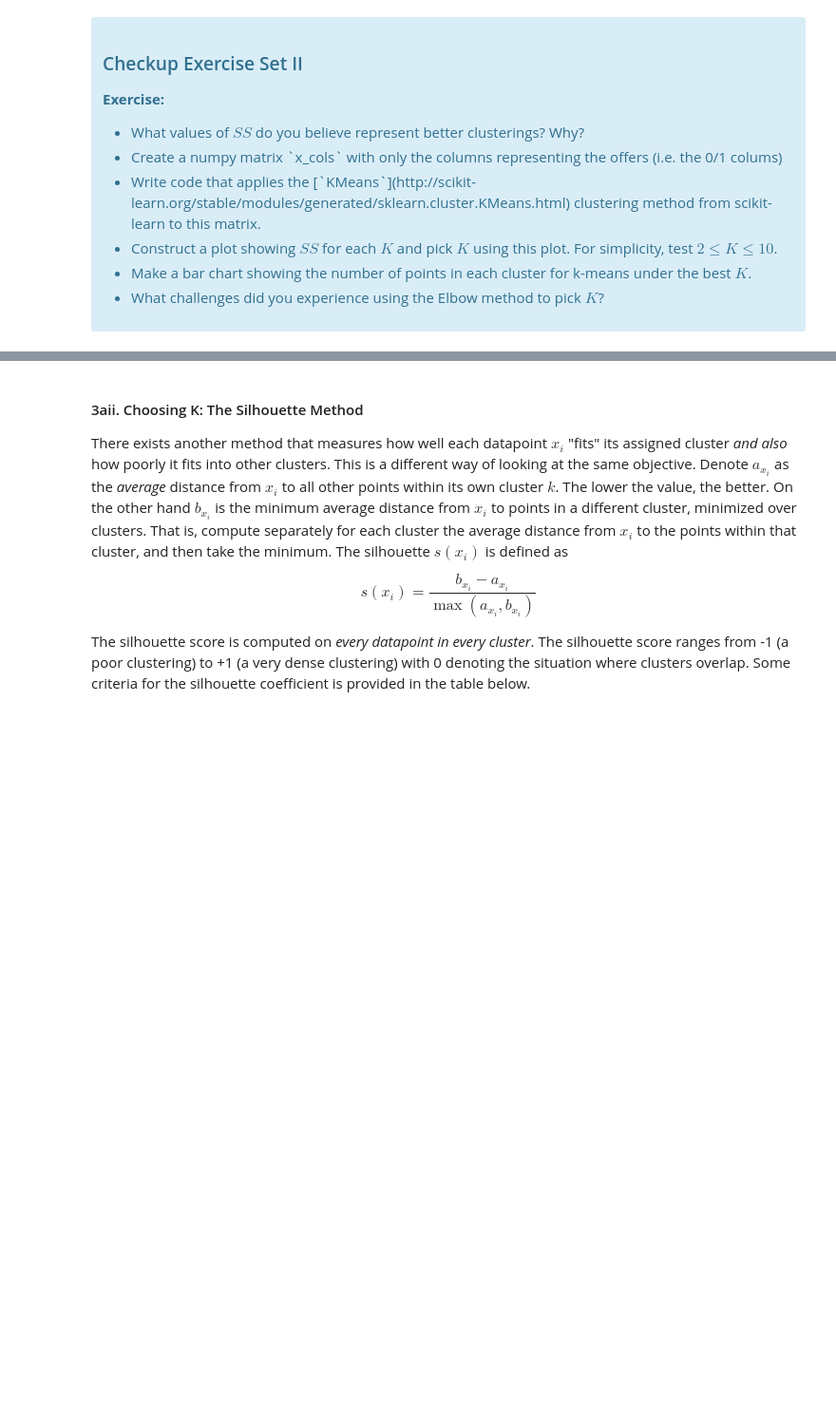
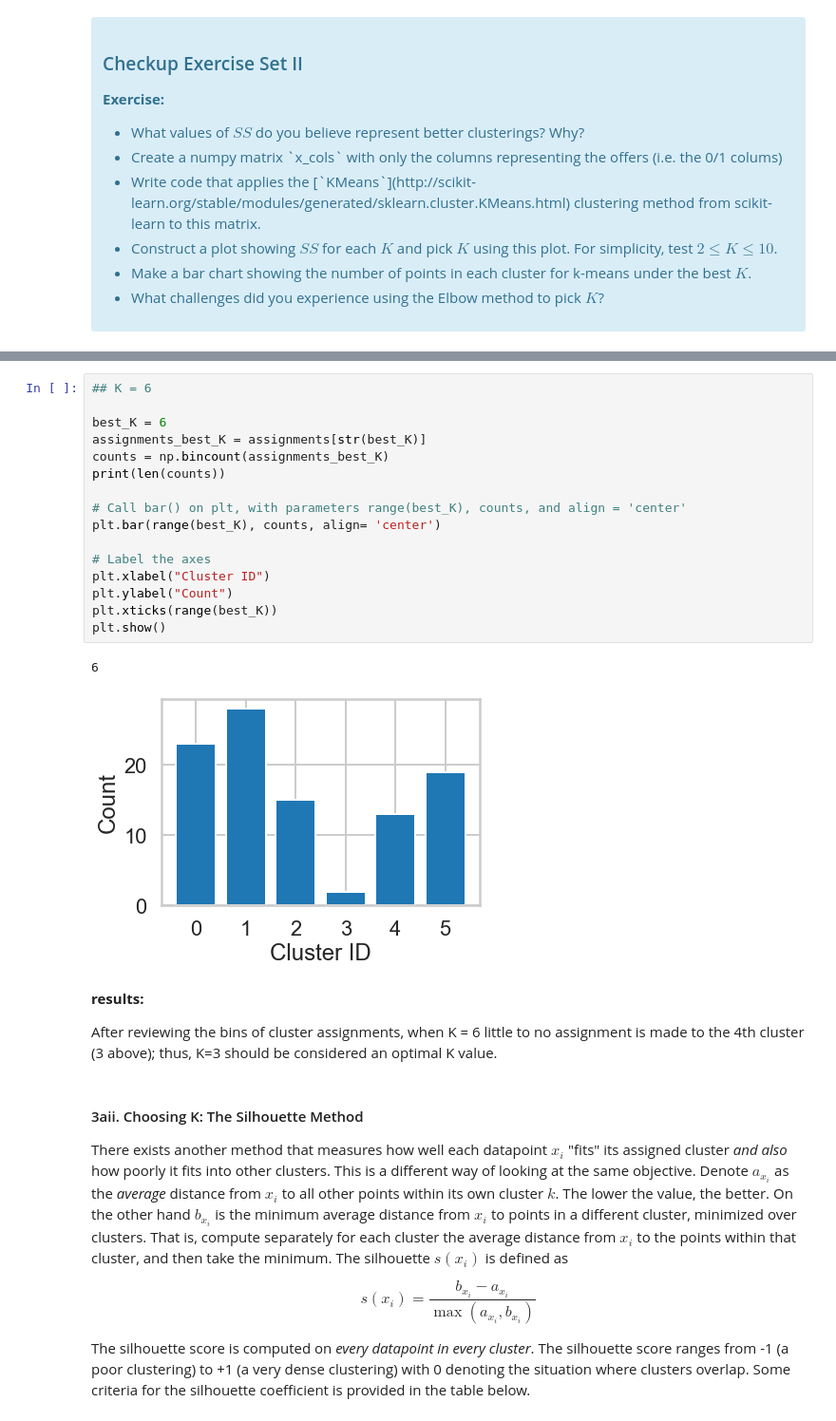
Before and after one commit to Kevin-Kwasnik/case-study--kmeans-clustering, a Jupyter notebook: Clustering Case Study - Customer Segmentation with K-Means - Tier 3.ipynb, the cells around one changed output, grey strips where cells are left out. Shown at 95% size. Drawn from its saved outputs; the diff is of its cells as text; blank space fills up the shorter version.

```diff
--- a/Clustering Case Study - Customer Segmentation with K-Means - Tier 3.ipynb
+++ b/Clustering Case Study - Customer Segmentation with K-Means - Tier 3.ipynb
@@ -171,3 +261,26 @@ where $x_i$ is a point, $C_k$ represents cluster $k$ and $\mu_k$ is the centroid
+# %%
+## K = 6
+
+best_K = 6
+assignments_best_K = assignments[str(best_K)]
+counts = np.bincount(assignments_best_K)
+print(len(counts))
+
+# Call bar() on plt, with parameters range(best_K), counts, and align = 'center'
+plt.bar(range(best_K), counts, align= 'center')
+
+# Label the axes
+plt.xlabel("Cluster ID")
+plt.ylabel("Count")
+plt.xticks(range(best_K))
+plt.show()
+# %% [output]
+6
+[figure, added]
+# %% [markdown]
+**results:**
+
+After reviewing the bins of cluster assignments, when K = 6 little to no assignment is made to the 4th cluster (3 above); thus, K=3 should be considered an optimal K value.
 # %% [markdown]
 #### 3aii. Choosing K: The Silhouette Method
 
```
Also changed, not shown: parts of 8 cells of this notebook.
